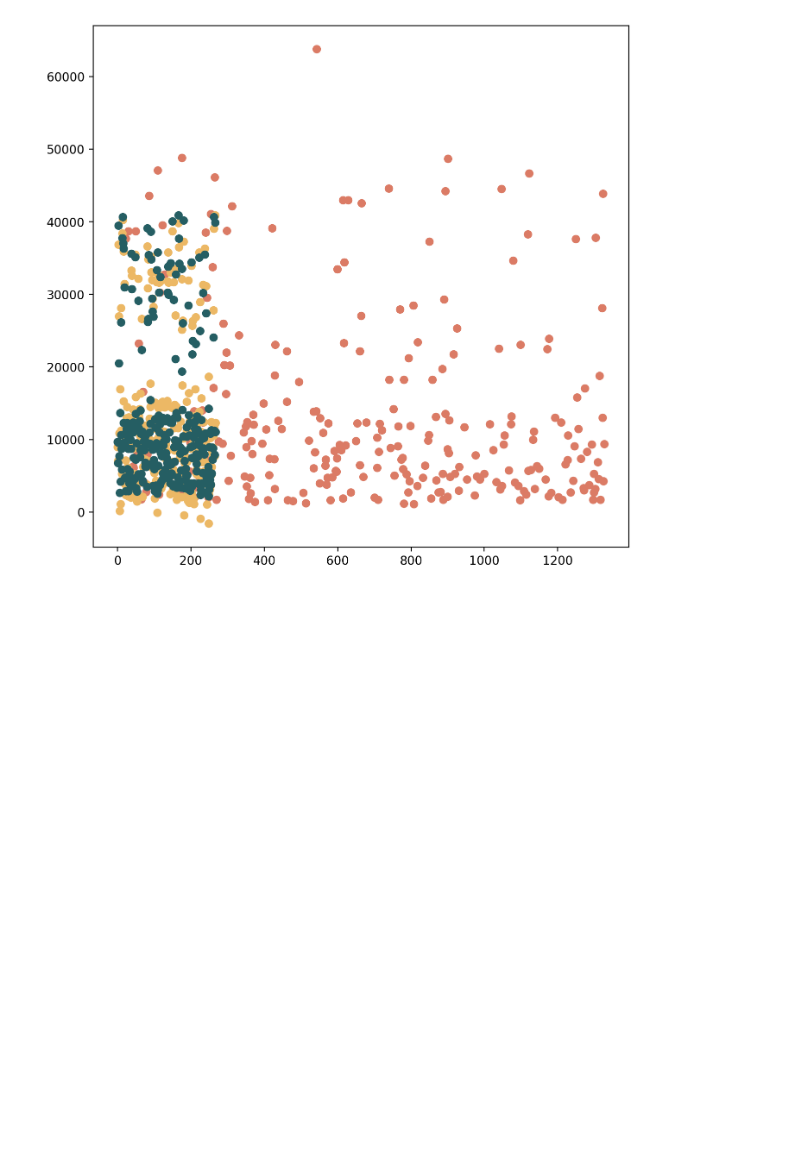
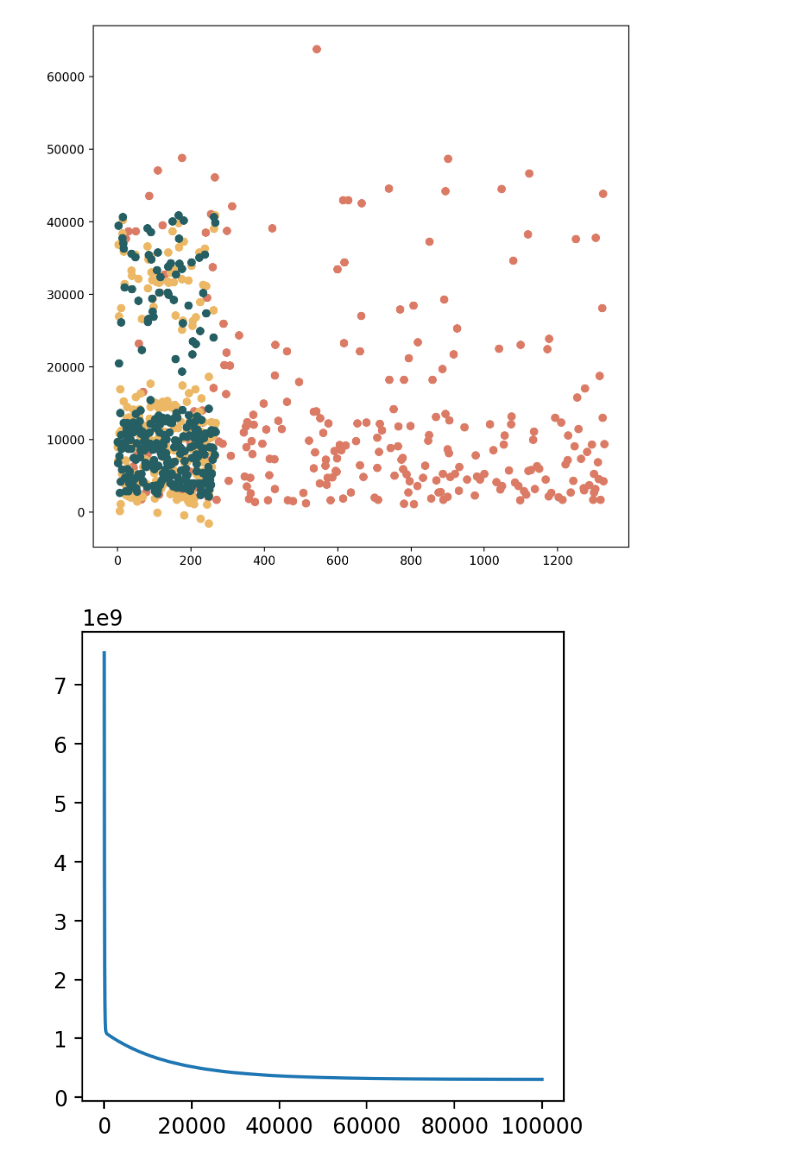
Before and after one commit to ashen007/MedicalCostPrediction-insurance_fraudDetection, a Jupyter notebook: medical cost predict.ipynb, the cells around one changed output. Cells and saved outputs as stored; diff of their text form; code cells hidden in the pictures; blank space fills up the shorter version.

```diff
--- a/medical cost predict.ipynb
+++ b/medical cost predict.ipynb
@@ -173,6 +178,6 @@ r2_score(test_y,predict_1)*100, mean_squared_error(test_y,predict_1)
 # %% [output]
 (78.35929767120724, 33596915.851361446)
 # %%
-weights_gd,cost_history = regression_model.fit(np.sqrt(train_x),np.sqrt(train_y),0.001,10001)
+weights_gd,cost_history = regression_model.fit(np.sqrt(train_x),np.sqrt(train_y),0.0001,100001)
 weights_gd
 # %% [output]
@@ -212,3 +217,9 @@ plt.plot(np.square(predict_2),'o',color='#255E63')
 plt.show()
 # %% [output]
 [figure]
+# %%
+plt.figure(figsize=[4,4],dpi=200)
+plt.plot(cost_history)
+plt.show()
+# %% [output]
+[figure, added]
```
Also changed, not shown: parts of 9 cells of this notebook.
